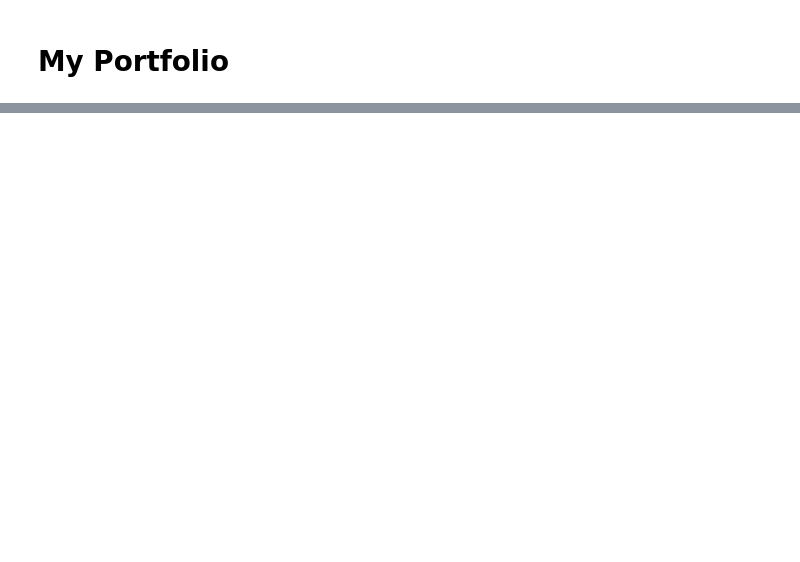
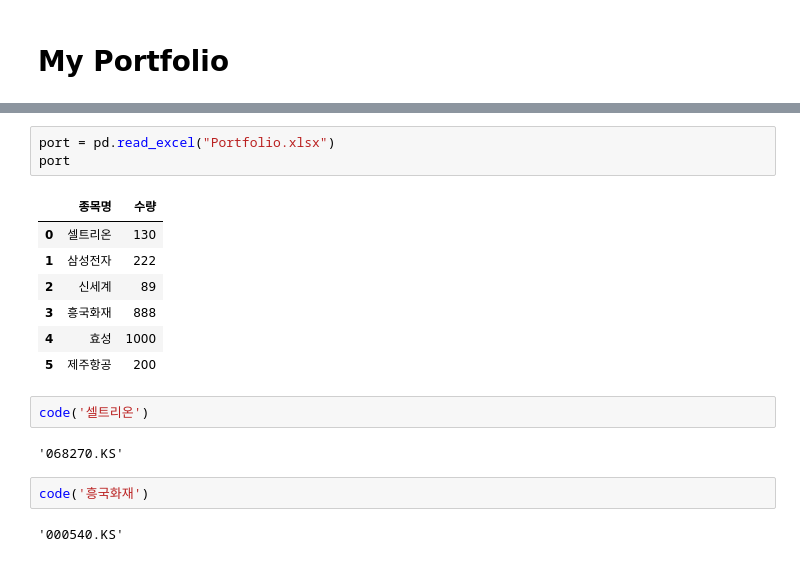
Before and after one commit to MalrangQuant/Unstructrued_data_TP, a Jupyter notebook: Final Organization/Final_Organization_Module.ipynb, the cells around one changed output, grey strips where cells are left out. Cells and saved outputs as stored; diff of their text form; blank space fills up the shorter version.

```diff
--- a/Final Organization/Final_Organization_Module.ipynb
+++ b/Final Organization/Final_Organization_Module.ipynb
@@ -878,0 +1072,19 @@ Daily Data end!
+# %%
+port = pd.read_excel("Portfolio.xlsx")
+port
+# %% [output]
+|  | 종목명 | 수량 |
+| 0 | 셀트리온 | 130 |
+| 1 | 삼성전자 | 222 |
+| 2 | 신세계 | 89 |
+| 3 | 흥국화재 | 888 |
+| 4 | 효성 | 1000 |
+| 5 | 제주항공 | 200 |
+# %%
+code('셀트리온')
+# %% [output]
+'068270.KS'
+# %%
+code('흥국화재')
+# %% [output]
+'000540.KS'
```
Also changed, not shown: parts of 29 cells of this notebook, 10 other files.
